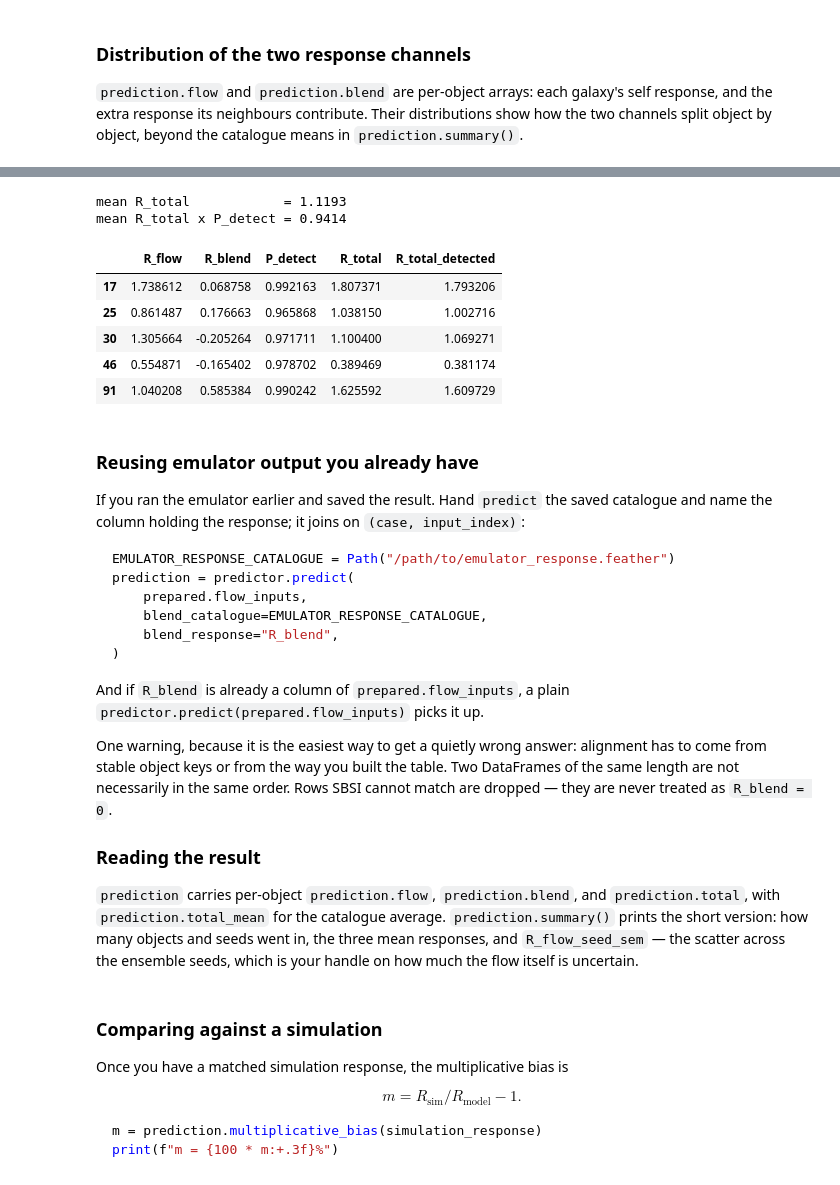
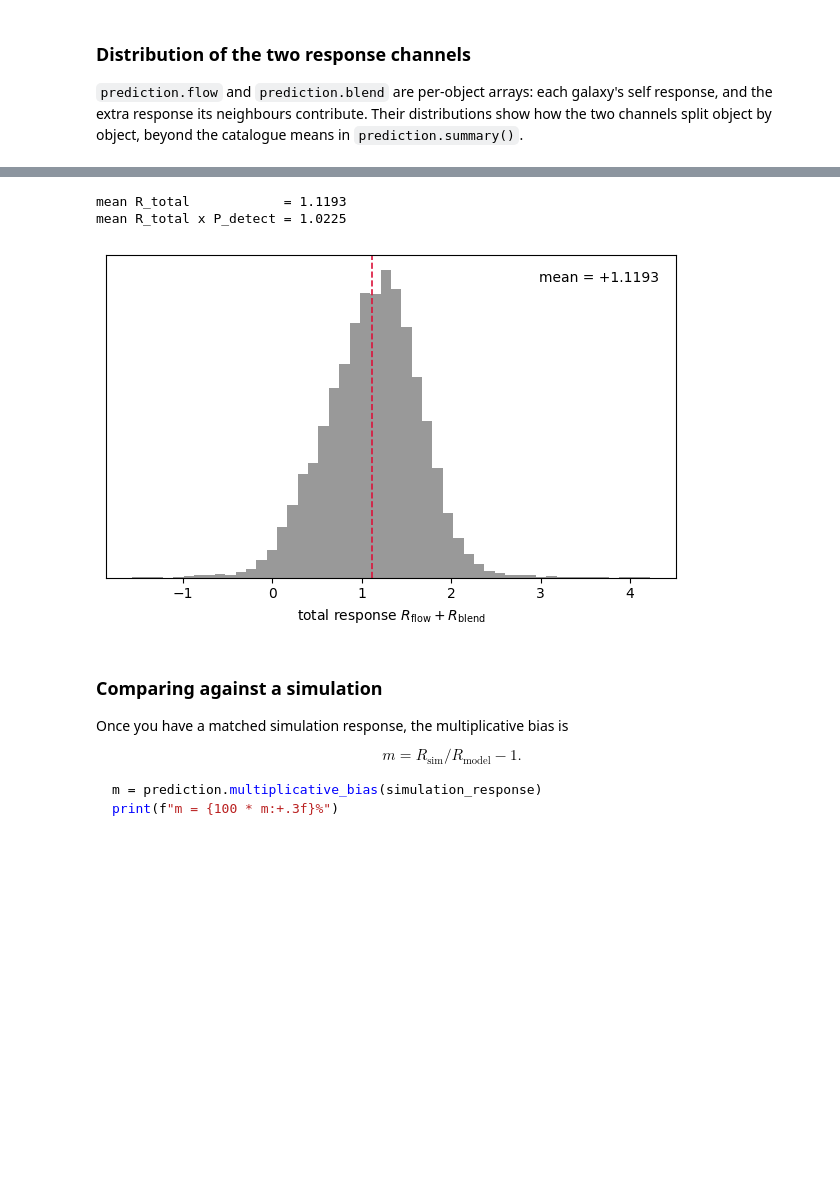
Before and after one commit to zhangzzk/SBSI, a Jupyter notebook: examples/sbsi_api_tutorial.ipynb, the cells around one changed output, grey strips where cells are left out. Drawn from its saved outputs; the diff is of its cells as text; code cells hidden in the pictures; blank space fills up the shorter version.

````diff
--- a/examples/sbsi_api_tutorial.ipynb
+++ b/examples/sbsi_api_tutorial.ipynb
@@ -188,49 +186,35 @@ Name: detection_prob, dtype: float64
 # %%
 # Total model response per primary, weighted by detection probability.
 import pandas as pd
 
 per_primary = pd.DataFrame({
     "R_flow": pd.Series(prediction.flow, index=prediction.index),
     "R_blend": r_blend,
     "P_detect": p_detect,
 })
 per_primary["R_total"] = per_primary["R_flow"] + per_primary["R_blend"]
 per_primary["R_total_detected"] = per_primary["R_total"] * per_primary["P_detect"]
 print(
     f"mean R_total            = {per_primary['R_total'].mean():.4f}\n"
     f"mean R_total x P_detect = {per_primary['R_total_detected'].mean():.4f}"
 )
-per_primary.head()
+# per_primary.head()
+
+# a similar histogram of the total response
+fig, ax = plt.subplots(figsize=(6, 4))
+ax.hist(per_primary["R_total"], bins=50, color="0.6")
+mean_total = per_primary["R_total"].mean()
+ax.axvline(mean_total, color="crimson", ls="--", lw=1.2)
+ax.text(0.97, 0.95, f"mean = {mean_total:+.4f}",
+        transform=ax.transAxes, ha="right", va="top")
+ax.set_xlabel(r"total response $R_{\mathrm{flow}} + R_{\mathrm{blend}}$")
+ax.set_yticks([])
+fig.tight_layout()
+plt.show()
 # %% [output]
 mean R_total            = 1.1193
-mean R_total x P_detect = 0.9414
+mean R_total x P_detect = 1.0225
-|  | R_flow | R_blend | P_detect | R_total | R_total_detected |
-| 17 | 1.738612 | 0.068758 | 0.992163 | 1.807371 | 1.793206 |
-| 25 | 0.861487 | 0.176663 | 0.965868 | 1.038150 | 1.002716 |
-| 30 | 1.305664 | -0.205264 | 0.971711 | 1.100400 | 1.069271 |
-| 46 | 0.554871 | -0.165402 | 0.978702 | 0.389469 | 0.381174 |
-| 91 | 1.040208 | 0.585384 | 0.990242 | 1.625592 | 1.609729 |
+[figure, added]
-# %% [markdown]
-### Reusing emulator output you already have
-
-If you ran the emulator earlier and saved the result. Hand `predict` the saved catalogue and name the column holding the response; it joins on `(case, input_index)`:
-
-```python
-EMULATOR_RESPONSE_CATALOGUE = Path("/path/to/emulator_response.feather")
-prediction = predictor.predict(
-    prepared.flow_inputs,
-    blend_catalogue=EMULATOR_RESPONSE_CATALOGUE,
-    blend_response="R_blend",
-)
-```
-
-And if `R_blend` is already a column of `prepared.flow_inputs`, a plain `predictor.predict(prepared.flow_inputs)` picks it up.
-
-One warning, because it is the easiest way to get a quietly wrong answer: alignment has to come from stable object keys or from the way you built the table. Two DataFrames of the same length are not necessarily in the same order. Rows SBSI cannot match are dropped — they are never treated as `R_blend = 0`.
-
-### Reading the result
-
-`prediction` carries per-object `prediction.flow`, `prediction.blend`, and `prediction.total`, with `prediction.total_mean` for the catalogue average. `prediction.summary()` prints the short version: how many objects and seeds went in, the three mean responses, and `R_flow_seed_sem` — the scatter across the ensemble seeds, which is your handle on how much the flow itself is uncertain.
 # %% [markdown]
 ### Comparing against a simulation
 
````
Also changed, not shown: parts of 3 cells of this notebook, 1 other file.
